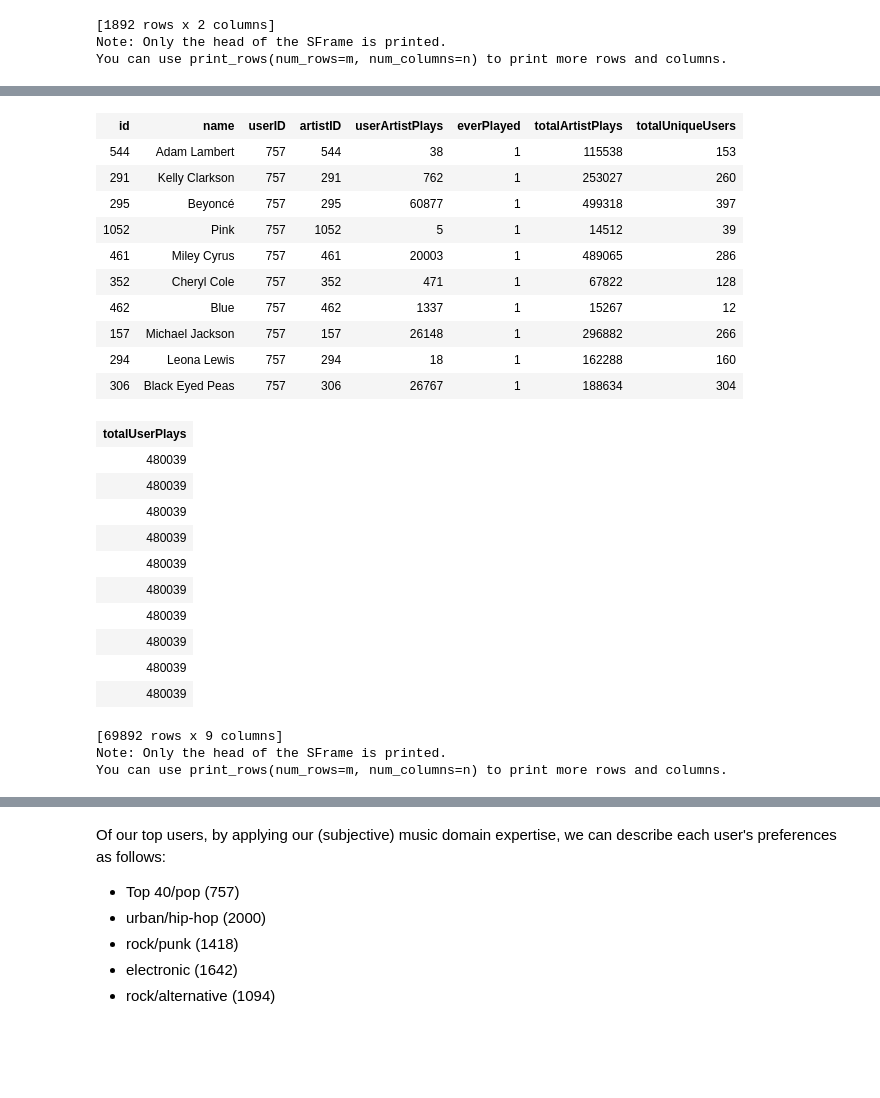
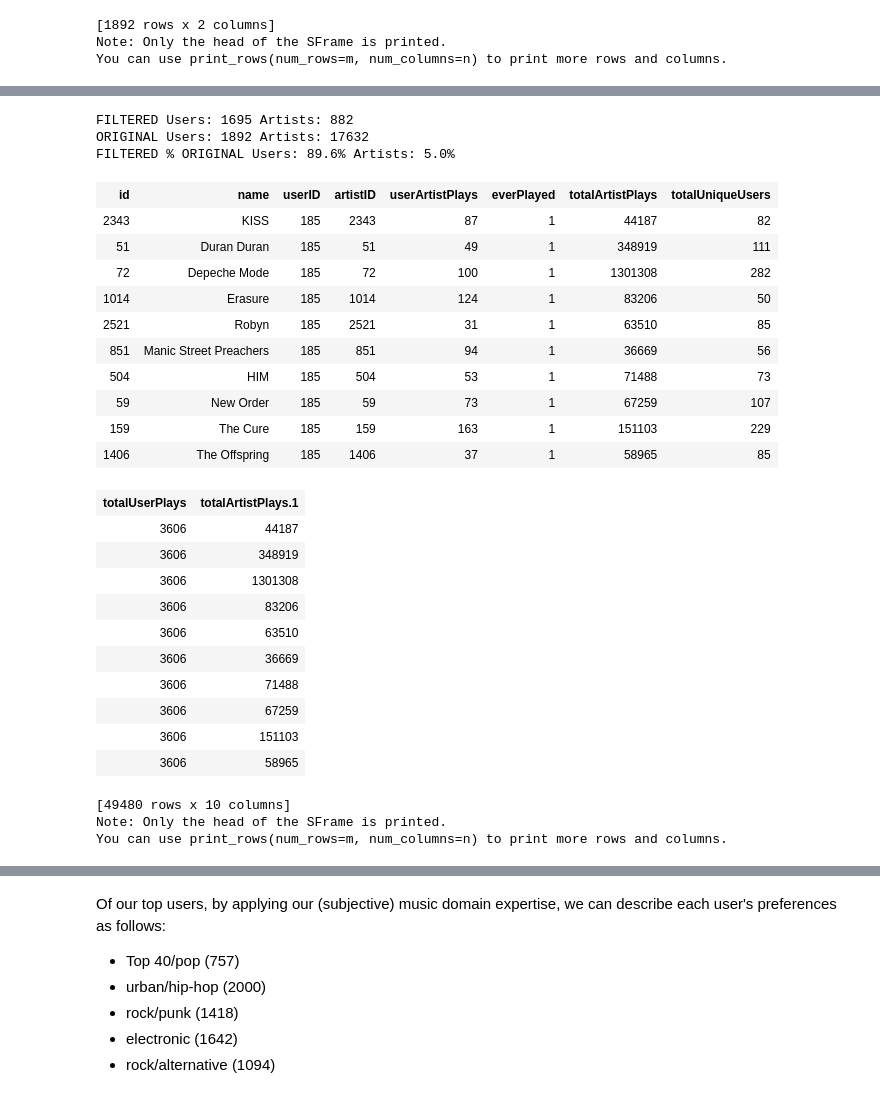
Before and after one commit to cipher813/recommender_system, a Jupyter notebook: notebooks/LastFM_CollaborativeRecommendationEngine.ipynb, the cells around one changed output, grey strips where cells are left out. Cells and saved outputs as stored; diff of their text form; code cells hidden in the pictures; blank space fills up the shorter version.

```diff
--- a/notebooks/LastFM_CollaborativeRecommendationEngine.ipynb
+++ b/notebooks/LastFM_CollaborativeRecommendationEngine.ipynb
@@ -799,3 +843,6 @@ Note: Only the head of the SFrame is printed.
 You can use print_rows(num_rows=m, num_columns=n) to print more rows and columns.
 # %%
 user_rank = sf.groupby(['userID'],{'totalUserPlays':tc.aggregate.SUM('userArtistPlays')})
+artist_rank = sf.groupby(['name'],{'totalArtistPlays':tc.aggregate.SUM('userArtistPlays')})
+# %%
+user_rank.sort('totalUserPlays')
@@ -801,0 +864,2 @@ user_rank = sf.groupby(['userID'],{'totalUserPlays':tc.aggregate.SUM('userArtist
+# %%
+artist_rank.sort('totalArtistPlays')
@@ -822,0 +906,14 @@ sf2 = sf.join(user_rank_top,on='userID',how='inner')
+# %%
+artist_threshold_pct = 95 # only top 5% of artists by plays will be kept
+user_threshold_pct = 10 # bottom 10% of users by plays will be removed
+
+artist_threshold = np.percentile(artist_rank['totalArtistPlays'],artist_threshold_pct)
+user_threshold = np.percentile(user_rank['totalUserPlays'],user_threshold_pct)
+print("Artist Threshold:\t{:,}\nUser Threshold:\t\t{:,}".format(int(artist_threshold),
+                                                        int(user_threshold)))
+
+artist_top = artist_rank[artist_rank['totalArtistPlays']>artist_threshold]
+user_top = user_rank[user_rank['totalUserPlays']>user_threshold]
+
+sf2 = sf.join(user_top,on='userID',how='inner')
+sf3 = sf2.join(artist_top,on='name',how='inner')
@@ -823,28 +939,39 @@ sf2 = sf.join(user_rank_top,on='userID',how='inner')
+# %%
+print("FILTERED Users: {} Artists: {}".format(len(sf3['userID'].unique()),
+                                                       len(sf3['name'].unique())))
+print("ORIGINAL Users: {} Artists: {}".format(len(sf['userID'].unique()),
+                                                       len(sf['name'].unique())))
+print("FILTERED % ORIGINAL Users: {:.1f}% Artists: {:.1f}%".format(100*(len(sf3['userID'].unique())/len(sf['userID'].unique())),
+                                                       100*(len(sf3['name'].unique())/len(sf['name'].unique()))))
+# %% [output]
+FILTERED Users: 1695 Artists: 882
+ORIGINAL Users: 1892 Artists: 17632
+FILTERED % ORIGINAL Users: 89.6% Artists: 5.0%
 # %%
-sf2.sort('totalUserPlays',ascending=False)
+sf3.sort('totalUserPlays')
 # %% [output]
 | id | name | userID | artistID | userArtistPlays | everPlayed | totalArtistPlays | totalUniqueUsers |
-| 544 | Adam Lambert | 757 | 544 | 38 | 1 | 115538 | 153 |
-| 291 | Kelly Clarkson | 757 | 291 | 762 | 1 | 253027 | 260 |
-| 295 | Beyoncé | 757 | 295 | 60877 | 1 | 499318 | 397 |
-| 1052 | Pink | 757 | 1052 | 5 | 1 | 14512 | 39 |
-| 461 | Miley Cyrus | 757 | 461 | 20003 | 1 | 489065 | 286 |
-| 352 | Cheryl Cole | 757 | 352 | 471 | 1 | 67822 | 128 |
-| 462 | Blue | 757 | 462 | 1337 | 1 | 15267 | 12 |
-| 157 | Michael Jackson | 757 | 157 | 26148 | 1 | 296882 | 266 |
-| 294 | Leona Lewis | 757 | 294 | 18 | 1 | 162288 | 160 |
-| 306 | Black Eyed Peas | 757 | 306 | 26767 | 1 | 188634 | 304 |
+| 2343 | KISS | 185 | 2343 | 87 | 1 | 44187 | 82 |
+| 51 | Duran Duran | 185 | 51 | 49 | 1 | 348919 | 111 |
+| 72 | Depeche Mode | 185 | 72 | 100 | 1 | 1301308 | 282 |
+| 1014 | Erasure | 185 | 1014 | 124 | 1 | 83206 | 50 |
+| 2521 | Robyn | 185 | 2521 | 31 | 1 | 63510 | 85 |
+| 851 | Manic Street Preachers | 185 | 851 | 94 | 1 | 36669 | 56 |
+| 504 | HIM | 185 | 504 | 53 | 1 | 71488 | 73 |
+| 59 | New Order | 185 | 59 | 73 | 1 | 67259 | 107 |
+| 159 | The Cure | 185 | 159 | 163 | 1 | 151103 | 229 |
+| 1406 | The Offspring | 185 | 1406 | 37 | 1 | 58965 | 85 |
-| totalUserPlays |
-| 480039 |
-| 480039 |
-| 480039 |
-| 480039 |
-| 480039 |
-| 480039 |
-| 480039 |
-| 480039 |
-| 480039 |
-| 480039 |
+| totalUserPlays | totalArtistPlays.1 |
+| 3606 | 44187 |
+| 3606 | 348919 |
+| 3606 | 1301308 |
+| 3606 | 83206 |
+| 3606 | 63510 |
+| 3606 | 36669 |
+| 3606 | 71488 |
+| 3606 | 67259 |
+| 3606 | 151103 |
+| 3606 | 58965 |
-[69892 rows x 9 columns]
+[49480 rows x 10 columns]
 Note: Only the head of the SFrame is printed.
 You can use print_rows(num_rows=m, num_columns=n) to print more rows and columns.
```
Also changed, not shown: parts of 40 cells of this notebook.
